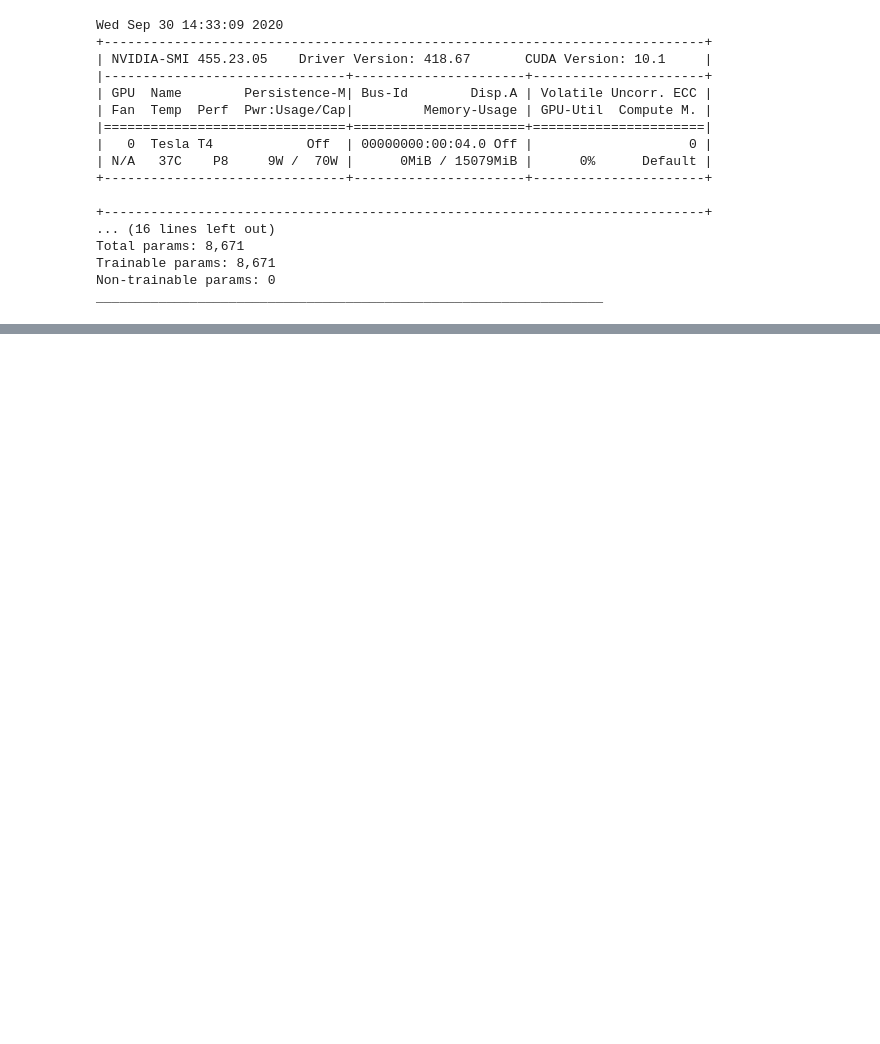
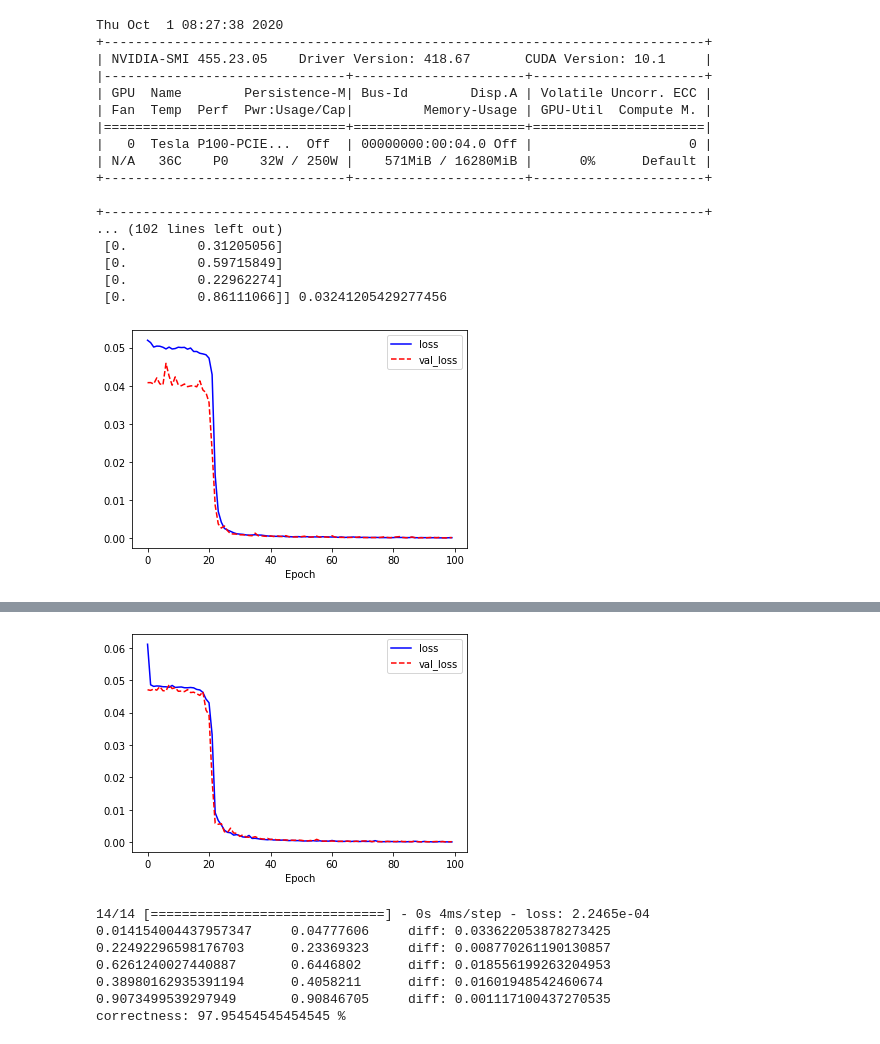
Before and after one commit to kslim1025/TF_Keras_RNN, a Jupyter notebook: RNN_GRU.ipynb, the cells around one changed output, grey strips where cells are left out. Cells and saved outputs as stored; diff of their text form; code cells hidden in the pictures; blank space fills up the shorter version.

```diff
--- a/RNN_GRU.ipynb
+++ b/RNN_GRU.ipynb
@@ -39,38 +39,91 @@ import math;
 #
 #+-----------------------------------------------------------------------------+
 #| Processes:                                                                  |
 #|  GPU   GI   CI        PID   Type   Process name                  GPU Memory |
 #|        ID   ID                                                   Usage      |
 #|=============================================================================|
 #|  No running processes found                                                 |
 #+-----------------------------------------------------------------------------+
 
 ################################################################################
 
+X = []
+Y = []
+
+for i in range(3000):
+  # 0 ~ 1 범위의 랜덤한 숫자 100개를 만듭니다.
+  lst = np.random.rand(100)
+
+  # 마킹할 숫자 2개의 인덱스를 뽑습니다.
+  idx = np.random.choice(100, 2, replace=False)
+  # 마킹 인덱스가 저장된 원-핫 인코딩 벡터를 만듭니다
+  zeros = np.zeros(100)
+  zeros[idx] = 1
+
+  # 마킹 인덱스와 랜덤한 숫자를 합쳐서 X에 저장합니다.
+  X.append(np.array(list(zip(zeros, lst))))
+  #마킹 인덱스가 1인 값만 서로 곱해서 Y에 저장합니다
+  Y.append(np.prod(lst[idx]))
+
+print(X[0], Y[0])
+
+plt.plot(history.history['loss'], 'b-', label='loss')
+plt.plot(history.history['val_loss'], 'r--', label='val_loss')
+plt.xlabel('Epoch')
+plt.legend()
+plt.show()
+
 
 model = tf.keras.Sequential([
                              tf.keras.layers.GRU(units=30, return_sequences=True, input_shape=[100,2]),
                              tf.keras.layers.GRU(units=30),
                              tf.keras.layers.Dense(1)
 ])
 
 model.compile(optimizer= 'adam', loss='mse')
 model.summary()
+
+X = np.array(X)
+Y = np.array(Y)
+
+#GRU 레이러를 사용한 네트워크 파라미터 수는 LSTM레이어 네트워크 보다 약23.3% 감소한 수치입니다.
+#2560개의 데이터만 학습 진행, 검증 데이터는 20%로 지정
+history = model.fit(X[:2560], Y[:2560], epochs=100, validation_split=0.2)
+
+plt.plot(history.history['loss'], 'b-', label='loss')
+plt.plot(history.history['val_loss'], 'r--', label='val_loss')
+plt.xlabel('Epoch')
+plt.legend()
+plt.show()
+
+model.evaluate(X[2560:], Y[2560:])
+prediction = model.predict(X[:2560:2560+5])
+# 5개의 테스트 데이터에 대한 예측을 표시하기
+for i in range(5):
+  print(Y[2560+i], '\t', prediction[i][0], '\tdiff:', abs(prediction[i][0] - Y[2560+i]))
+  prediction = model.predict(X[2560:])
+  cnt = 0
+  for i in range(len(prediction)):
+    #오차가 0.04 이상이면 오답입니다.
+    if abs(prediction[i][0] - Y[2560+i])> 0.04:
+      cnt += 1
+print('correctness:', (440 - cnt) / 440 * 100, '%')
 # %% [output]
-Wed Sep 30 14:33:09 2020
+Thu Oct  1 08:27:38 2020
 +-----------------------------------------------------------------------------+
 | NVIDIA-SMI 455.23.05    Driver Version: 418.67       CUDA Version: 10.1     |
 |-------------------------------+----------------------+----------------------+
 | GPU  Name        Persistence-M| Bus-Id        Disp.A | Volatile Uncorr. ECC |
 | Fan  Temp  Perf  Pwr:Usage/Cap|         Memory-Usage | GPU-Util  Compute M. |
 |===============================+======================+======================|
-|   0  Tesla T4            Off  | 00000000:00:04.0 Off |                    0 |
-| N/A   37C    P8     9W /  70W |      0MiB / 15079MiB |      0%      Default |
+|   0  Tesla P100-PCIE...  Off  | 00000000:00:04.0 Off |                    0 |
+| N/A   36C    P0    32W / 250W |    571MiB / 16280MiB |      0%      Default |
 +-------------------------------+----------------------+----------------------+
 
 +-----------------------------------------------------------------------------+
-... (16 lines left out)
-Total params: 8,671
-Trainable params: 8,671
-Non-trainable params: 0
-_________________________________________________________________
+... (102 lines left out)
+ [0.         0.31205056]
+ [0.         0.59715849]
+ [0.         0.22962274]
+ [0.         0.86111066]] 0.03241205429277456
+[figure, added]
@@ -76,0 +147,8 @@ _________________________________________________________________
+[figure, added]
+14/14 [==============================] - 0s 4ms/step - loss: 2.2465e-04
+0.014154004437957347     0.04777606     diff: 0.033622053878273425
+0.22492296598176703      0.23369323     diff: 0.008770261190130857
+0.6261240027440887       0.6446802      diff: 0.018556199263204953
+0.38980162935391194      0.4058211      diff: 0.01601948542460674
+0.9073499539297949       0.90846705     diff: 0.001117100437270535
+correctness: 97.95454545454545 %
```
Also changed, not shown: parts of 1 cell of this notebook.
